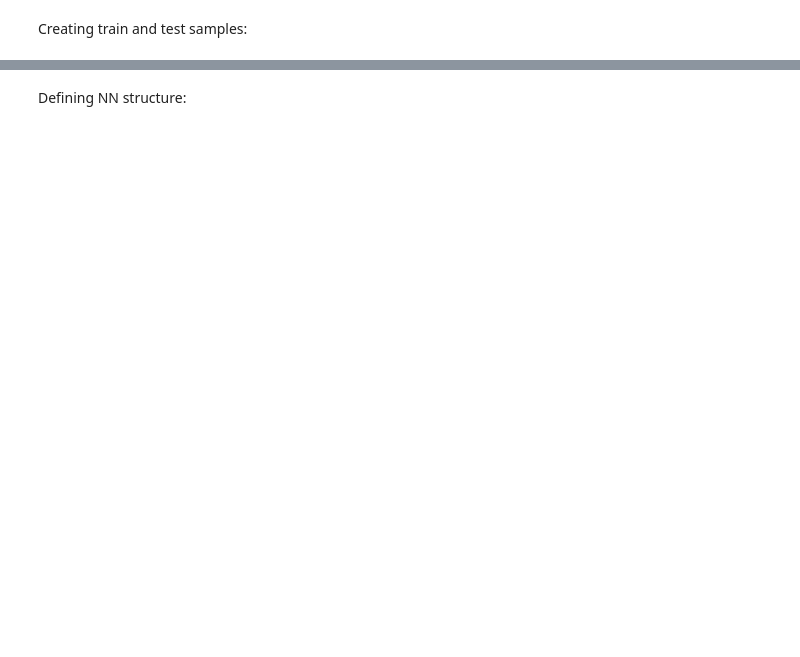
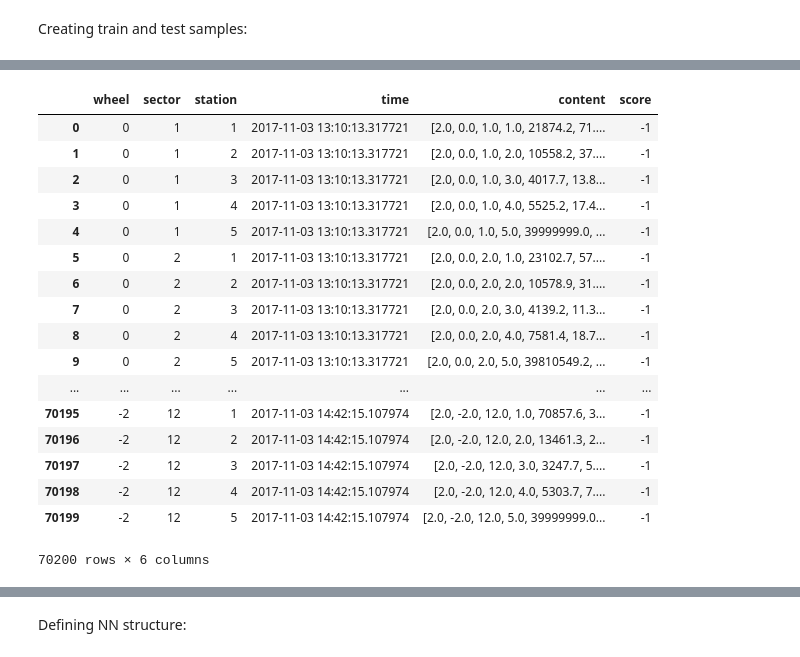
Before and after one commit to merveince92/RPCTriggerRateMonitoringWithML, a Jupyter notebook: inst_lumi_extractor.ipynb, the cells around one changed output, grey strips where cells are left out. Saved outputs shown, nothing was run; the diff lists cells and outputs as text; code cells hidden in the pictures; blank space fills up the shorter version.

```diff
--- a/inst_lumi_extractor.ipynb
+++ b/inst_lumi_extractor.ipynb
@@ -458,7 +458,7 @@ plot_rate_vs_ls(df_rates, 306121, "lumi", "DT1", "YB+1_S4", 0, "errorDT1", "Inst
 [figure]
 [figure]
 # %%
-df_rates_new = pd.DataFrame(columns=["content","score"])
+df_rates_new = pd.DataFrame(columns=["wheel", "sector", "station", "time", "content", "score"])
 for index, row in df_rates.iterrows():
     for j in algos:
         #print j
@@ -473,4 +473,6 @@ for index, row in df_rates.iterrows():
         station = int(num)
         array = np.array([system, row["wheel"], row["sector"], station, row[j], row["error"+j], row["lumi"]])
         #print array
-        df_rates_new = df_rates_new.append({"content":array, "score":row["score"]}, ignore_index=True)
+        df_rates_new = df_rates_new.append({"wheel":row["wheel"], "sector":row["sector"],
+                                            "station":station, "time":row["time"], "content":array,
+                                            "score":row["score"]}, ignore_index=True)
@@ -483,2 +508,5 @@ print len(df_rates_new)
 # %% [markdown]
 Creating train and test samples:
+# %%
+normalies = df_rates_new.copy()
+anomalies = df_rates_new.copy()
@@ -484,0 +556,46 @@ Creating train and test samples:
+# %%
+def assignRate(df):
+    rule1 = (df["wheel"] == 1) & (df["sector"] == 4) & (df["station"] == 1)# not good
+    indexes1 = df[rule1].index
+    #print indexes
+    for i in indexes1:
+        time = df.loc[i]["time"]
+        rule2 = (df["wheel"] == 1) & (df["sector"] == 10) & (df["station"] == 1) & (df["time"] == time)
+        indexes2 = (df[rule2].index)
+        #print i, index, time
+        if(len(indexes2) > 0):
+            j = indexes2[0]
+            array = df.loc[j]["content"]
+            rate = array[4] #good rate from the symmetric sector
+            content_orig = df.loc[i]["content"]
+            content = content_orig.copy()
+            content[4] = rate
+            df.at[i, "content"] = content
+            #print i, j, time, rate, content_orig, content
+        else:
+            content_orig = df.loc[i]["content"]
+            content = content_orig.copy()
+            content[4] = -1
+            df.at[i, "content"] = content
+            #print i, j, time, rate, content_orig, content
+
+assignRate(normalies)
+# %% [output]
+|  | wheel | sector | station | time | content | score |
+| 0 | 0 | 1 | 1 | 2017-11-03 13:10:13.317721 | [2.0, 0.0, 1.0, 1.0, 21874.2, 71.... | -1 |
+| 1 | 0 | 1 | 2 | 2017-11-03 13:10:13.317721 | [2.0, 0.0, 1.0, 2.0, 10558.2, 37.... | -1 |
+| 2 | 0 | 1 | 3 | 2017-11-03 13:10:13.317721 | [2.0, 0.0, 1.0, 3.0, 4017.7, 13.8... | -1 |
+| 3 | 0 | 1 | 4 | 2017-11-03 13:10:13.317721 | [2.0, 0.0, 1.0, 4.0, 5525.2, 17.4... | -1 |
+| 4 | 0 | 1 | 5 | 2017-11-03 13:10:13.317721 | [2.0, 0.0, 1.0, 5.0, 39999999.0, ... | -1 |
+| 5 | 0 | 2 | 1 | 2017-11-03 13:10:13.317721 | [2.0, 0.0, 2.0, 1.0, 23102.7, 57.... | -1 |
+| 6 | 0 | 2 | 2 | 2017-11-03 13:10:13.317721 | [2.0, 0.0, 2.0, 2.0, 10578.9, 31.... | -1 |
+| 7 | 0 | 2 | 3 | 2017-11-03 13:10:13.317721 | [2.0, 0.0, 2.0, 3.0, 4139.2, 11.3... | -1 |
+| 8 | 0 | 2 | 4 | 2017-11-03 13:10:13.317721 | [2.0, 0.0, 2.0, 4.0, 7581.4, 18.7... | -1 |
+| 9 | 0 | 2 | 5 | 2017-11-03 13:10:13.317721 | [2.0, 0.0, 2.0, 5.0, 39810549.2, ... | -1 |
+| ... | ... | ... | ... | ... | ... | ... |
+| 70195 | -2 | 12 | 1 | 2017-11-03 14:42:15.107974 | [2.0, -2.0, 12.0, 1.0, 70857.6, 3... | -1 |
+| 70196 | -2 | 12 | 2 | 2017-11-03 14:42:15.107974 | [2.0, -2.0, 12.0, 2.0, 13461.3, 2... | -1 |
+| 70197 | -2 | 12 | 3 | 2017-11-03 14:42:15.107974 | [2.0, -2.0, 12.0, 3.0, 3247.7, 5.... | -1 |
+| 70198 | -2 | 12 | 4 | 2017-11-03 14:42:15.107974 | [2.0, -2.0, 12.0, 4.0, 5303.7, 7.... | -1 |
+| 70199 | -2 | 12 | 5 | 2017-11-03 14:42:15.107974 | [2.0, -2.0, 12.0, 5.0, 39999999.0... | -1 |
+70200 rows × 6 columns
```
Also changed, not shown: parts of 20 cells of this notebook.
